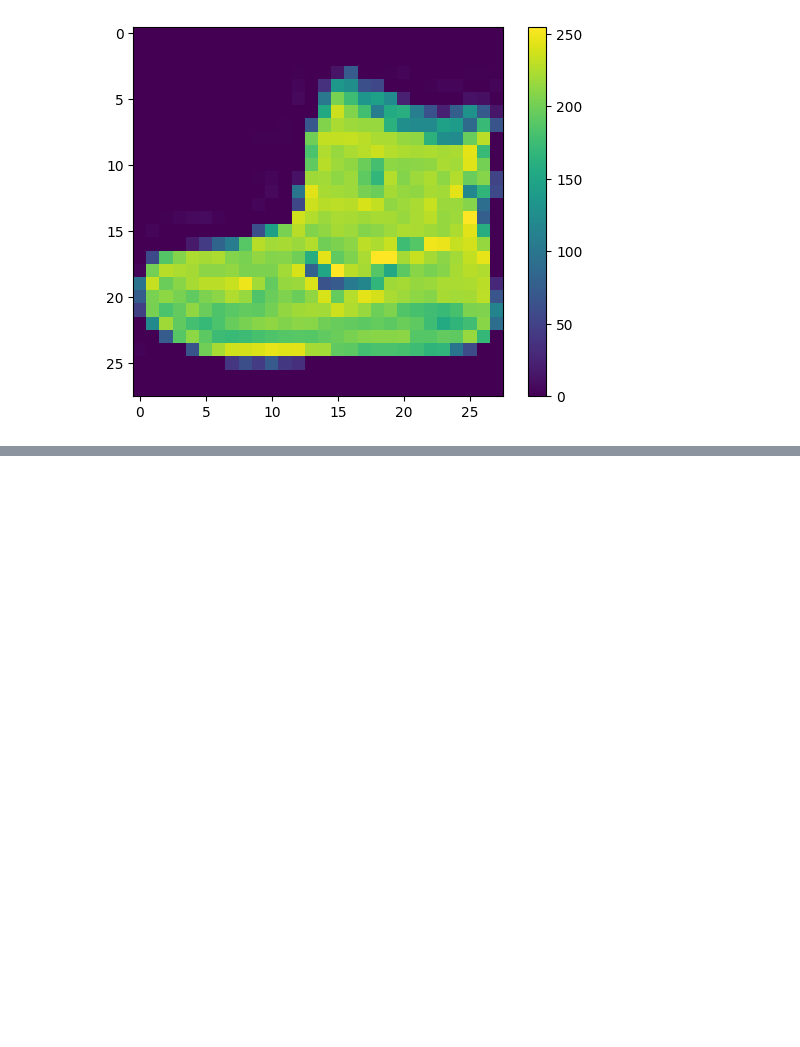
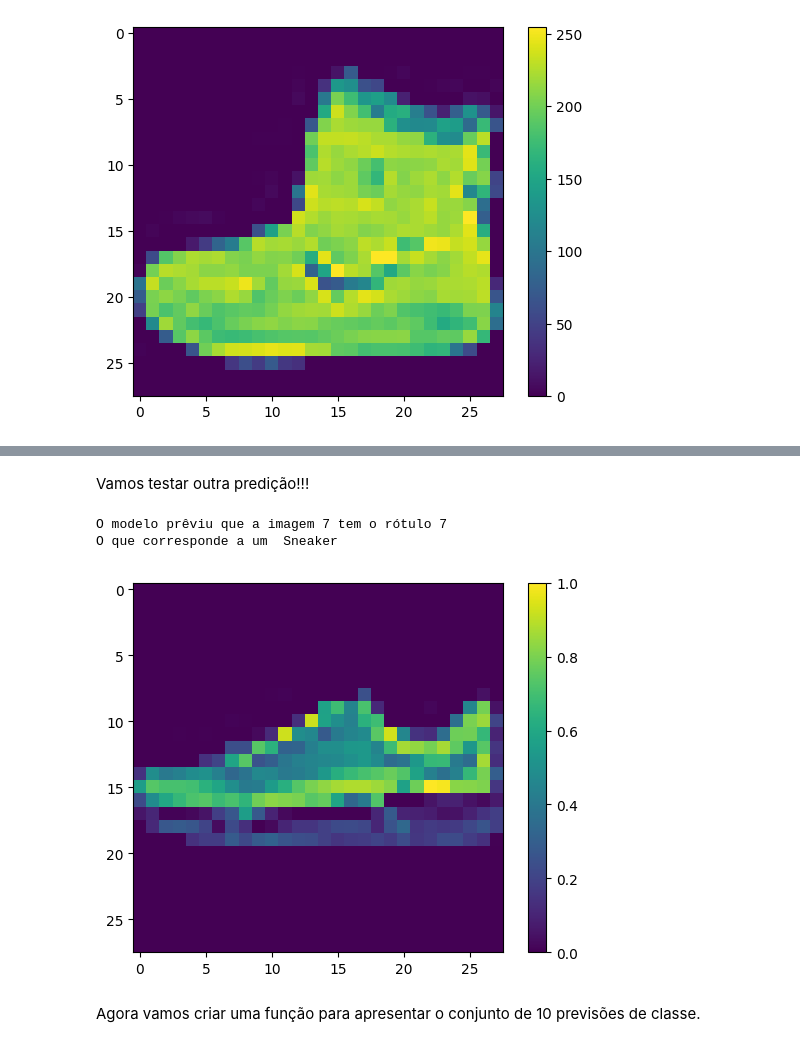
Before and after one commit to saulosgil/tensorflow, a Jupyter notebook: nocoes_basicas_keras/Lab1_NN.ipynb, the cells around one changed output, grey strips where cells are left out. Drawn from its saved outputs; the diff is of its cells as text; code cells hidden in the pictures; blank space fills up the shorter version.

Commit message:
finished nocoes basicas keras - tensorflow

```diff
--- a/nocoes_basicas_keras/Lab1_NN.ipynb
+++ b/nocoes_basicas_keras/Lab1_NN.ipynb
@@ -210,0 +283,4 @@ plt.show()
+# %%
+model.compile(optimizer='adam',
+              loss=tf.keras.losses.SparseCategoricalCrossentropy(from_logits=True),
+              metrics=['accuracy'])
@@ -210,0 +300,2 @@ plt.show()
+# %%
+model.fit(train_images, train_labels, epochs=10)
@@ -210,0 +357,3 @@ plt.show()
+# %%
+probability_model = tf.keras.Sequential([model,
+                                         tf.keras.layers.Softmax()])
@@ -210,0 +362,2 @@ plt.show()
+# %%
+predictions = probability_model.predict(test_images)
@@ -210,0 +461,17 @@ plt.show()
+# %% [markdown]
+Vamos testar outra predição!!!
+# %%
+imagem = 9
+
+print(f'O modelo prêviu que a imagem 7 tem o rótulo', np.argmax(predictions[imagem]), '\nO que corresponde a um ', class_names[np.argmax(predictions[imagem])])
+
+plt.figure()
+plt.imshow(test_images[imagem])
+plt.colorbar()
+plt.show()
+# %% [output]
+O modelo prêviu que a imagem 7 tem o rótulo 7
+O que corresponde a um  Sneaker
+[figure, added]
+# %% [markdown]
+Agora vamos criar uma função para apresentar o conjunto de 10 previsões de classe.
```
Also changed, not shown: parts of 51 cells of this notebook.
